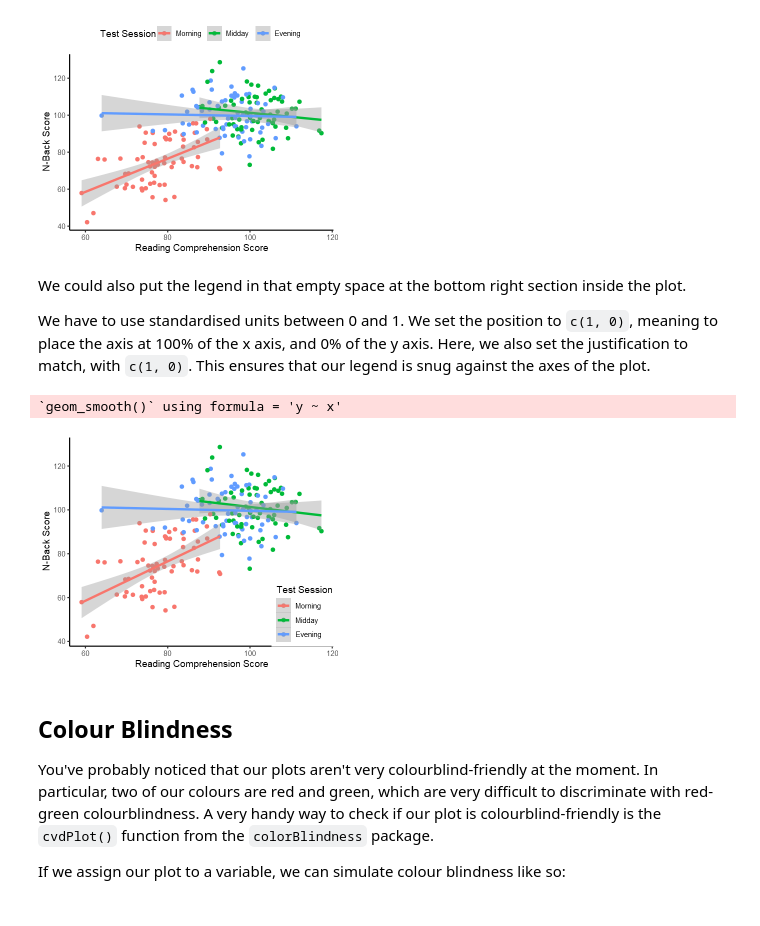
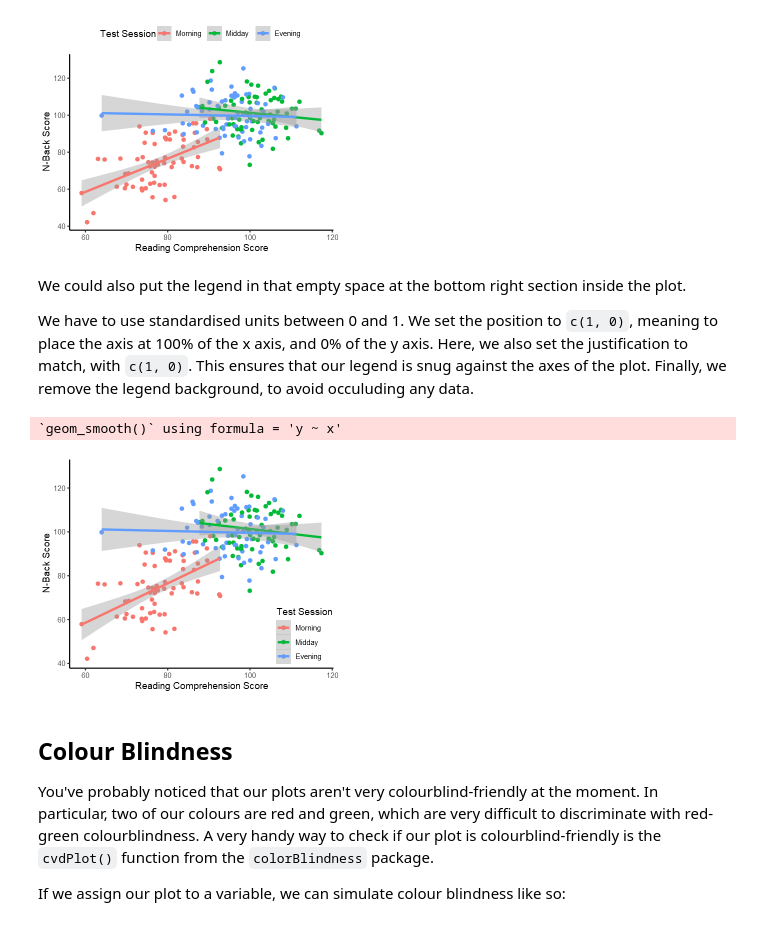
Before and after one commit to JackEdTaylor/expra-wise24, a Jupyter notebook: lecture/introduction/data_vis_2.ipynb, the cells around one changed output. Drawn from its saved outputs; the diff is of its cells as text; code cells hidden in the pictures.

```diff
--- a/lecture/introduction/data_vis_2.ipynb
+++ b/lecture/introduction/data_vis_2.ipynb
@@ -201,25 +213,26 @@ theme(legend.position = "top")
 # %% [markdown]
 We could also put the legend in that empty space at the bottom right section inside the plot.
 
-We have to use standardised units between 0 and 1. We set the position to `c(1, 0)`, meaning to place the axis at 100% of the x axis, and 0% of the y axis. Here, we also set the justification to match, with `c(1, 0)`. This ensures that our legend is snug against the axes of the plot.
+We have to use standardised units between 0 and 1. We set the position to `c(1, 0)`, meaning to place the axis at 100% of the x axis, and 0% of the y axis. Here, we also set the justification to match, with `c(1, 0)`. This ensures that our legend is snug against the axes of the plot. Finally, we remove the legend background, to avoid occuluding any data.
 # %%
 exp_dat_fct |>
   ggplot(aes(x=read_score, y=memory_score, colour=time)) +
   geom_point() +
   geom_smooth(method="lm") +
   theme_classic() +
   labs(
     x = "Reading Comprehension Score",
     y = "N-Back Score",
     colour = "Test Session"
   ) +
   theme(
     legend.position = c(1, 0),
-    legend.justification = c(1, 0)
+    legend.justification = c(1, 0),
+    legend.background = element_blank()
   )
 # %% [output]
 `geom_smooth()` using formula = 'y ~ x'
-[figure, old version]
+[figure, new version]
 # %% [markdown]
 ## Colour Blindness
 
```
Also changed, not shown: parts of 10 cells of this notebook.
